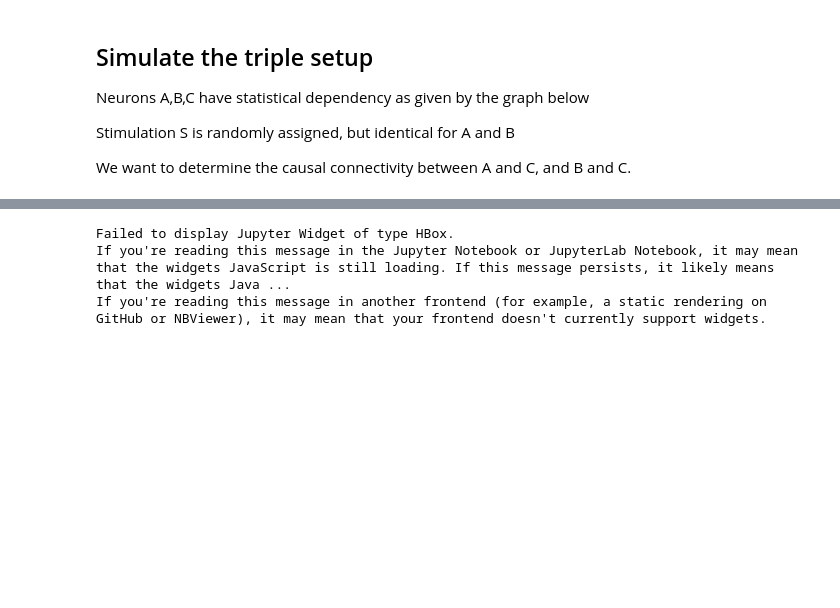
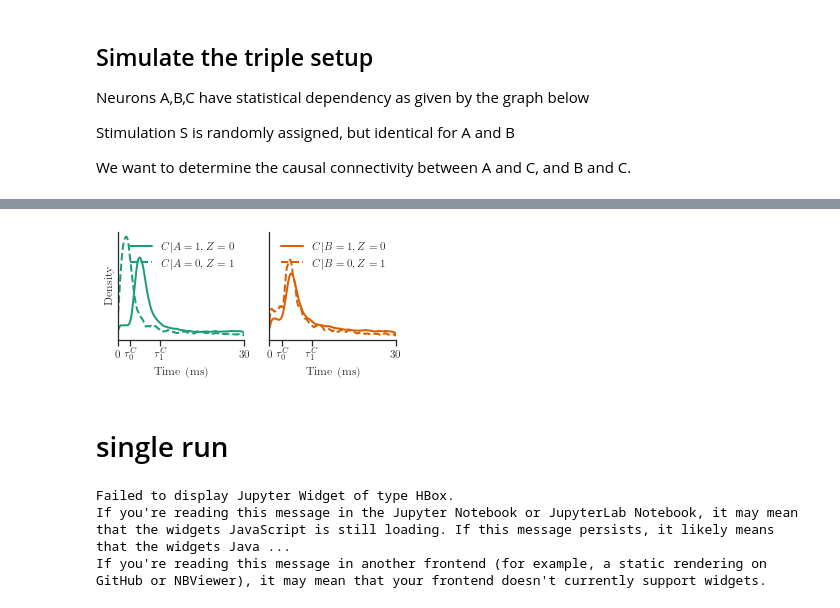
Before and after one commit to lepmik/causal-optogenetics-paper-data, a Jupyter notebook: notebooks/Figure 1-2.ipynb, the cells around one changed output, grey strips where cells are left out. Cells and saved outputs as stored; diff of their text form; code cells hidden in the pictures; blank space fills up the shorter version.

```diff
--- a/notebooks/Figure 1-2.ipynb
+++ b/notebooks/Figure 1-2.ipynb
@@ -53,3 +334,57 @@ draw(G, show='ipynb')
+# %%
+set_style(h=1, style='article')
+# set_style(h=1, style='notebook')
+fig, axs = plt.subplots(1, 2, sharex=True, sharey=True)
+
+sigma = .05
+
+X_AA = np.array([any((t >= x1) & (t <= x2)) for t in X_A])
+
+Y_A_X = Y_A[X_AA==1]
+# Y_A_X = Y_A[Z_A==0]
+# Y_A_X = np.random.choice(Y_A_X, sum(Z_A))
+
+spike_trials = [t for trial in Y_A_X for t in trial]
+
+pd.Series(spike_trials).plot.kde(ax=axs[0], bw_method=sigma, color=colors[0], label='$C|A=1,Z=0$')
+
+spike_trials = [t for trial in Y_A[Z_A==1] for t in trial]
+
+pd.Series(spike_trials).plot.kde(ax=axs[0], bw_method=sigma, color=colors[0], ls='--', label='$C|A=0,Z=1$')
+
+
+# B
+
+X_BB = np.array([any((t >= x1) & (t <= x2)) for t in X_B])
+
+Y_B_X = Y_B[X_BB==1]
+# Y_B_X = Y_B[Z_B==0]
+# Y_B_X = np.random.choice(Y_B_X, sum(Z_B))
+
+spike_trials = [t for trial in Y_B_X for t in trial]
+
+pd.Series(spike_trials).plot.kde(ax=axs[1], bw_method=sigma, color=colors[1], label='$C|B=1,Z=0$')
+
+spike_trials = [t for trial in Y_B[Z_B==1] for t in trial]
+
+pd.Series(spike_trials).plot.kde(ax=axs[1], bw_method=sigma, color=colors[1], ls='--', label='$C|B=0,Z=1$')
+
+
+axs[0].set_xticks([0,3,10,30])
+axs[0].set_xticklabels([0, r'$\tau_0^C$', r'$\tau_1^C$', 30])
+axs[0].set_xlabel('Time (ms)')
+axs[1].set_xlabel('Time (ms)')
+# axs[0,1].set_ylabel('')
+# axs[1,0].set_ylabel('Trials')
+despine(yticks=False)
+plt.xlim(0,30)
+axs[0].legend()
+axs[1].legend()
+fig.savefig('../manuscript/figures/triple-instrument.svg')
+# %% [output]
+[figure, added]
+# %% [markdown]
+# single run
 # %%
 data = simulate(stop_time=600, record_state=True, ac_amp=1., ac_offset=-.5, pbar=tqdm)
 # %% [output]
```
Also changed, not shown: parts of 31 cells of this notebook, 14 other files.
